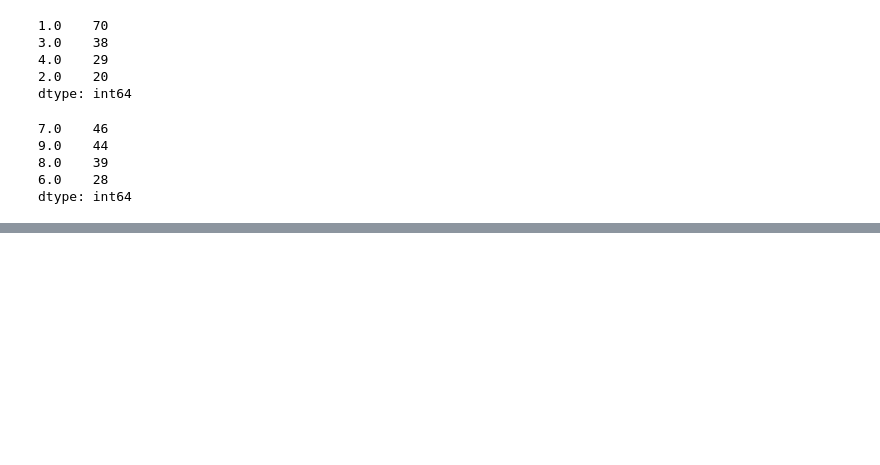
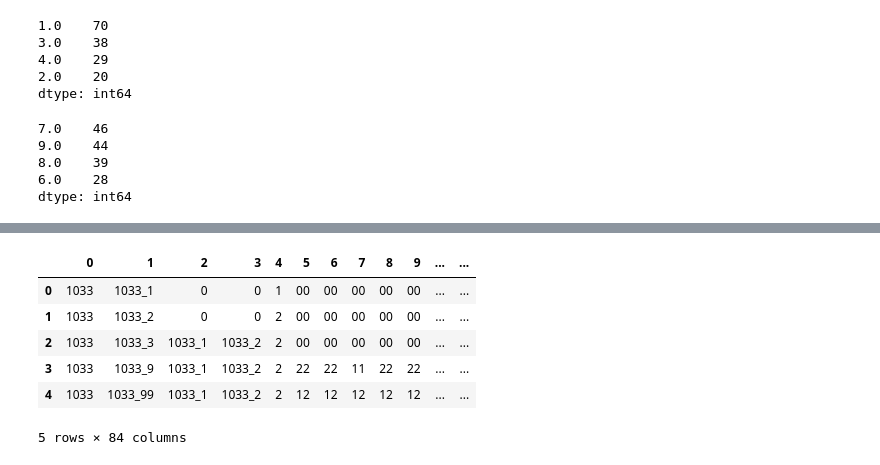
Before and after one commit to gaow/SEQLinkage, a Jupyter notebook: nbs/11_CHP_marker.ipynb, the cells around one changed output, grey strips where cells are left out. Saved outputs shown, nothing was run; the diff lists cells and outputs as text; code cells hidden in the pictures; blank space fills up the shorter version.

```diff
--- a/nbs/11_CHP_marker.ipynb
+++ b/nbs/11_CHP_marker.ipynb
@@ -344,0 +562,10 @@ coder.GetHaplotypes()
+# %%
+pd.DataFrame(geno[list(geno.keys())[2]])
+# %% [output]
+|  | 0 | 1 | 2 | 3 | 4 | 5 | 6 | 7 | 8 | 9 | ... | ... |
+| 0 | 1033 | 1033_1 | 0 | 0 | 1 | 00 | 00 | 00 | 00 | 00 | ... | ... |
+| 1 | 1033 | 1033_2 | 0 | 0 | 2 | 00 | 00 | 00 | 00 | 00 | ... | ... |
+| 2 | 1033 | 1033_3 | 1033_1 | 1033_2 | 2 | 00 | 00 | 00 | 00 | 00 | ... | ... |
+| 3 | 1033 | 1033_9 | 1033_1 | 1033_2 | 2 | 22 | 22 | 11 | 22 | 22 | ... | ... |
+| 4 | 1033 | 1033_99 | 1033_1 | 1033_2 | 2 | 12 | 12 | 12 | 12 | 12 | ... | ... |
+5 rows × 84 columns
```
Also changed, not shown: parts of 41 cells of this notebook, 13 other files.
